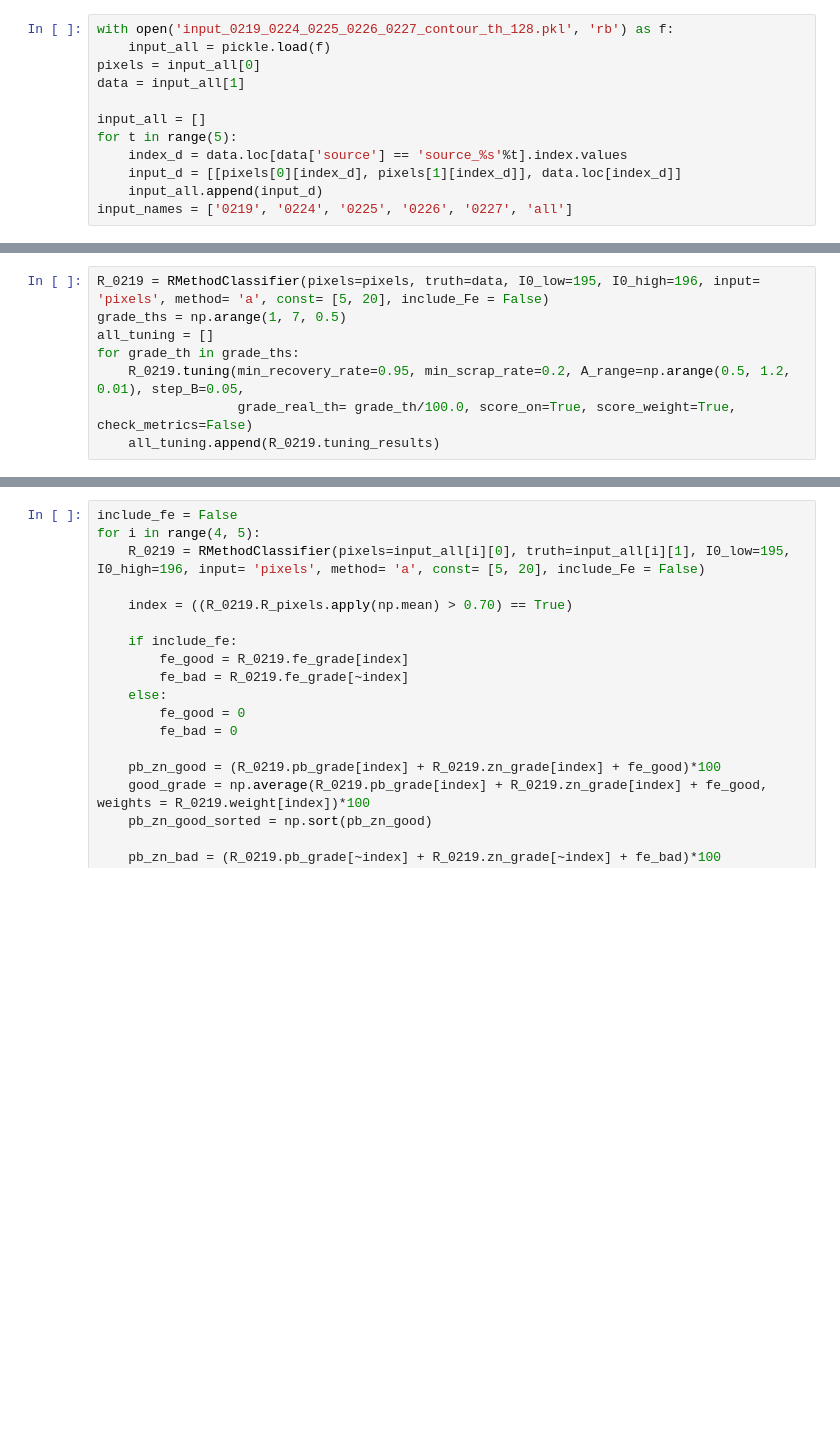
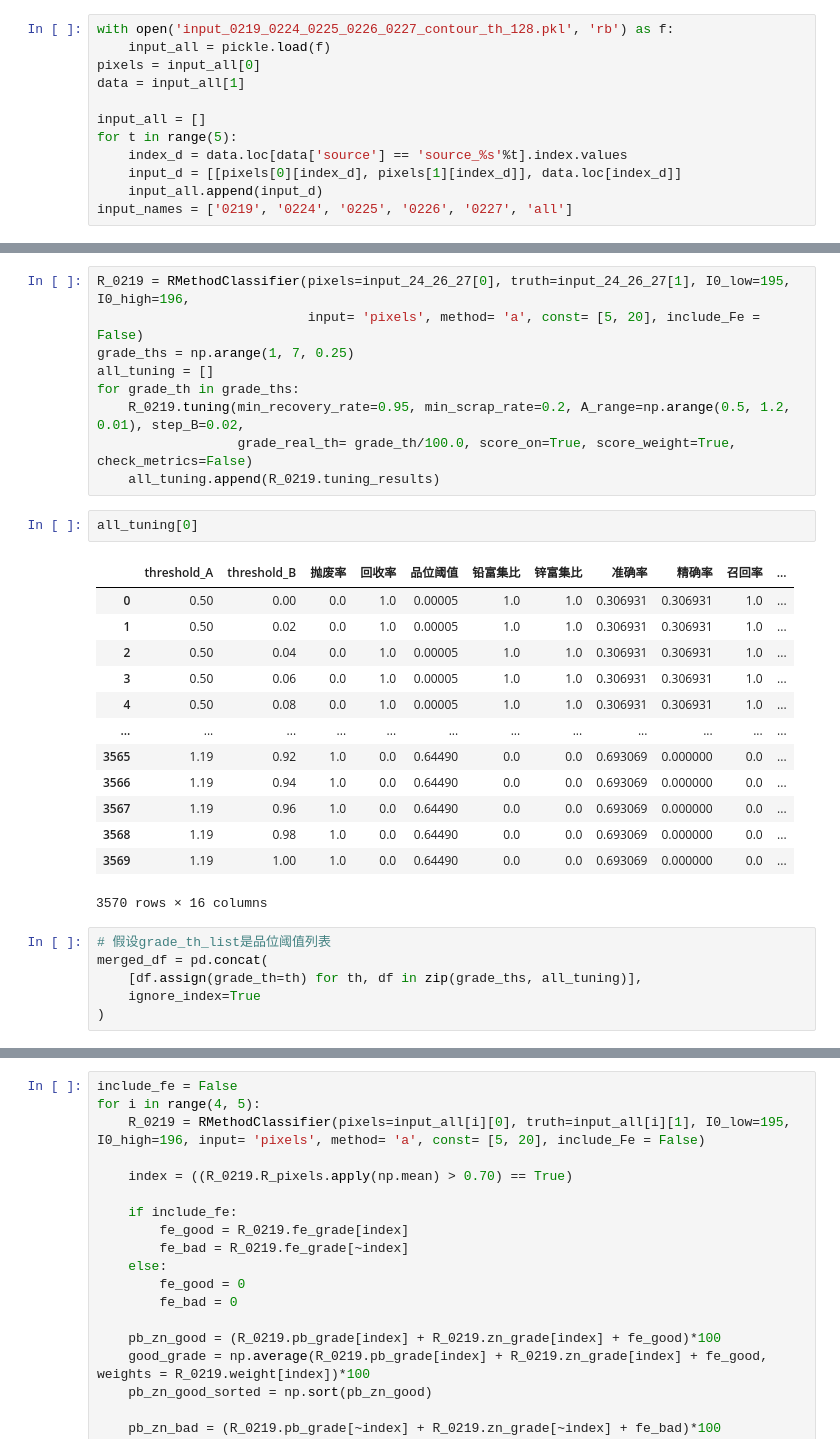
Before and after one commit to yaojian95/jt_ore_sorting, a Jupyter notebook: R_and_grade.ipynb, the cells around one changed output, grey strips where cells are left out. Cells and saved outputs as stored; diff of their text form; blank space fills up the shorter version.

```diff
--- a/R_and_grade.ipynb
+++ b/R_and_grade.ipynb
@@ -26,8 +49,31 @@ input_names = ['0219', '0224', '0225', '0226', '0227', 'all']
 # %%
-R_0219 = RMethodClassifier(pixels=pixels, truth=data, I0_low=195, I0_high=196, input= 'pixels', method= 'a', const= [5, 20], include_Fe = False)
-grade_ths = np.arange(1, 7, 0.5)
+R_0219 = RMethodClassifier(pixels=input_24_26_27[0], truth=input_24_26_27[1], I0_low=195, I0_high=196,
+                           input= 'pixels', method= 'a', const= [5, 20], include_Fe = False)
+grade_ths = np.arange(1, 7, 0.25)
 all_tuning = []
 for grade_th in grade_ths:
-    R_0219.tuning(min_recovery_rate=0.95, min_scrap_rate=0.2, A_range=np.arange(0.5, 1.2, 0.01), step_B=0.05,
+    R_0219.tuning(min_recovery_rate=0.95, min_scrap_rate=0.2, A_range=np.arange(0.5, 1.2, 0.01), step_B=0.02,
                   grade_real_th= grade_th/100.0, score_on=True, score_weight=True, check_metrics=False)
     all_tuning.append(R_0219.tuning_results)
+# %%
+all_tuning[0]
+# %% [output]
+|  | threshold_A | threshold_B | 抛废率 | 回收率 | 品位阈值 | 铅富集比 | 锌富集比 | 准确率 | 精确率 | 召回率 | ... |
+| 0 | 0.50 | 0.00 | 0.0 | 1.0 | 0.00005 | 1.0 | 1.0 | 0.306931 | 0.306931 | 1.0 | ... |
+| 1 | 0.50 | 0.02 | 0.0 | 1.0 | 0.00005 | 1.0 | 1.0 | 0.306931 | 0.306931 | 1.0 | ... |
+| 2 | 0.50 | 0.04 | 0.0 | 1.0 | 0.00005 | 1.0 | 1.0 | 0.306931 | 0.306931 | 1.0 | ... |
+| 3 | 0.50 | 0.06 | 0.0 | 1.0 | 0.00005 | 1.0 | 1.0 | 0.306931 | 0.306931 | 1.0 | ... |
+| 4 | 0.50 | 0.08 | 0.0 | 1.0 | 0.00005 | 1.0 | 1.0 | 0.306931 | 0.306931 | 1.0 | ... |
+| ... | ... | ... | ... | ... | ... | ... | ... | ... | ... | ... | ... |
+| 3565 | 1.19 | 0.92 | 1.0 | 0.0 | 0.64490 | 0.0 | 0.0 | 0.693069 | 0.000000 | 0.0 | ... |
+| 3566 | 1.19 | 0.94 | 1.0 | 0.0 | 0.64490 | 0.0 | 0.0 | 0.693069 | 0.000000 | 0.0 | ... |
+| 3567 | 1.19 | 0.96 | 1.0 | 0.0 | 0.64490 | 0.0 | 0.0 | 0.693069 | 0.000000 | 0.0 | ... |
+| 3568 | 1.19 | 0.98 | 1.0 | 0.0 | 0.64490 | 0.0 | 0.0 | 0.693069 | 0.000000 | 0.0 | ... |
+| 3569 | 1.19 | 1.00 | 1.0 | 0.0 | 0.64490 | 0.0 | 0.0 | 0.693069 | 0.000000 | 0.0 | ... |
+3570 rows × 16 columns
+# %%
+# 假设grade_th_list是品位阈值列表
+merged_df = pd.concat(
+    [df.assign(grade_th=th) for th, df in zip(grade_ths, all_tuning)],
+    ignore_index=True
+)
```
Also changed, not shown: parts of 17 cells of this notebook, 1 other file.
